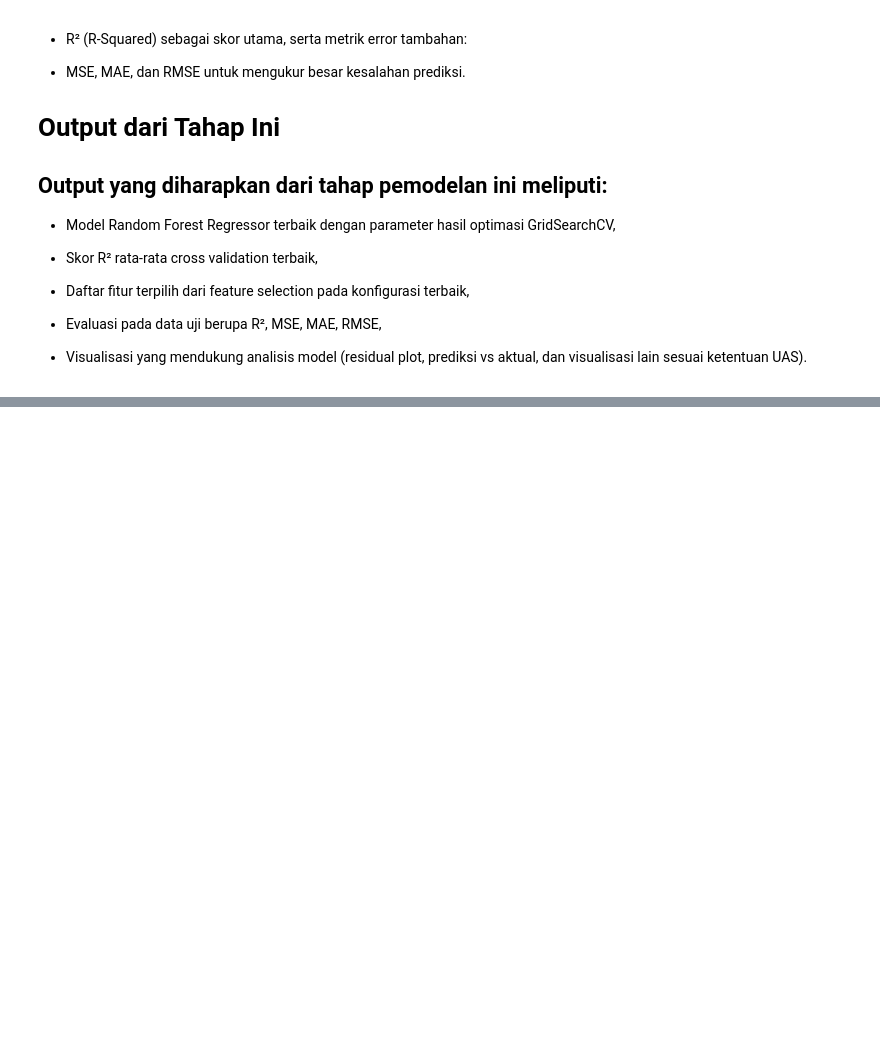
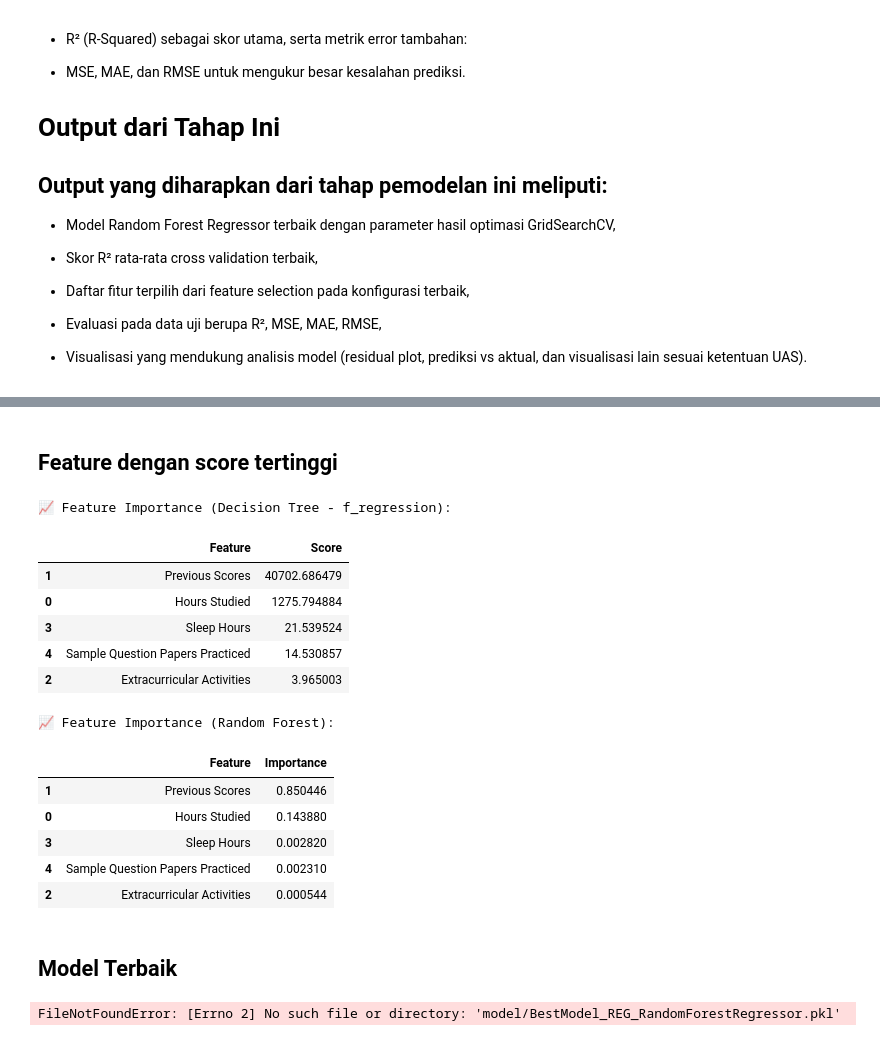
Before and after one commit to Yntzie/Projek-UAS-ML_KERAS, a Jupyter notebook: Notebook2_Regresi_KERAS.ipynb, the cells around one changed output, grey strips where cells are left out. Saved outputs shown, nothing was run; the diff lists cells and outputs as text; code cells hidden in the pictures; blank space fills up the shorter version.

```diff
--- a/Notebook2_Regresi_KERAS.ipynb
+++ b/Notebook2_Regresi_KERAS.ipynb
@@ -557,0 +706,72 @@ Fitting 5 folds for each of 1944 candidates, totalling 9720 fits
+# %% [markdown]
+## Feature dengan score tertinggi
+# %%
+# =========================
+# Feature Importance — Decision Tree
+# =========================
+
+selector_dt = grid_dt.best_estimator_.named_steps['selector']
+
+feature_scores_dt = pd.DataFrame({
+    'Feature': X.columns,
+    'Score': selector_dt.scores_
+}).sort_values(by='Score', ascending=False)
+
+print("\n📈 Feature Importance (Decision Tree - f_regression):")
+display(feature_scores_dt)
+# =========================
+# Feature Importance — Random Forest
+# =========================
+
+rf_model = grid_rf.best_estimator_.named_steps['reg']
+
+feature_importance_rf = pd.DataFrame({
+    'Feature': X.columns,
+    'Importance': rf_model.feature_importances_
+}).sort_values(by='Importance', ascending=False)
+
+print("\n📈 Feature Importance (Random Forest):")
+display(feature_importance_rf)
+# %% [output]
+📈 Feature Importance (Decision Tree - f_regression):
+|  | Feature | Score |
+| 1 | Previous Scores | 40702.686479 |
+| 0 | Hours Studied | 1275.794884 |
+| 3 | Sleep Hours | 21.539524 |
+| 4 | Sample Question Papers Practiced | 14.530857 |
+| 2 | Extracurricular Activities | 3.965003 |
+📈 Feature Importance (Random Forest):
+|  | Feature | Importance |
+| 1 | Previous Scores | 0.850446 |
+| 0 | Hours Studied | 0.143880 |
+| 3 | Sleep Hours | 0.002820 |
+| 4 | Sample Question Papers Practiced | 0.002310 |
+| 2 | Extracurricular Activities | 0.000544 |
+# %% [markdown]
+## Model Terbaik
+# %%
+import pickle
+from sklearn.metrics import r2_score
+
+# Hitung R² pada data test
+r2_dt = r2_score(y_test, y_pred_dt)
+r2_rf = r2_score(y_test, y_pred_rf)
+
+# Bandingkan model
+if r2_rf >= r2_dt:
+    best_model = best_rf
+    best_name = "RandomForestRegressor"
+else:
+    best_model = best_dt
+    best_name = "DecisionTreeRegressor"
+
+# Simpan model terbaik
+with open(f"model/BestModel_REG_{best_name}.pkl", "wb") as f:
+    pickle.dump(best_model, f)
+
+print(f"\n✅ Model terbaik: {best_name}")
+print(f"✅ R² Decision Tree : {r2_dt:.4f}")
+print(f"✅ R² Random Forest : {r2_rf:.4f}")
+print(f"✅ File tersimpan sebagai: BestModel_REG_{best_name}.pkl")
+# %% [output]
+FileNotFoundError: [Errno 2] No such file or directory: 'model/BestModel_REG_RandomForestRegressor.pkl'
```
Also changed, not shown: parts of 4 cells of this notebook.
